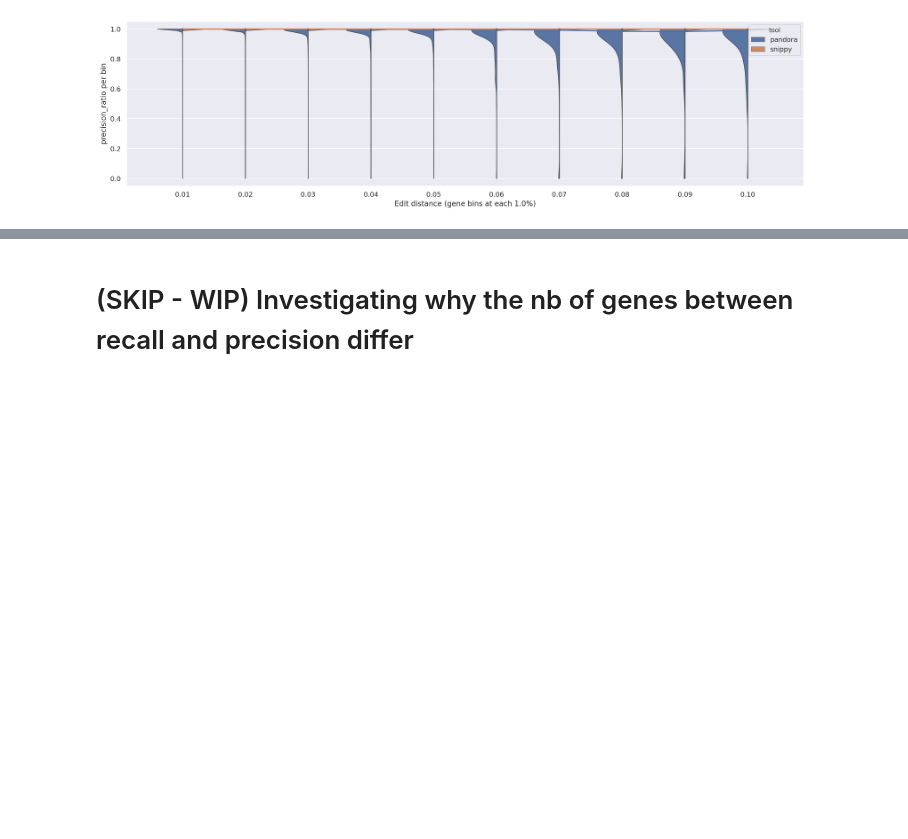
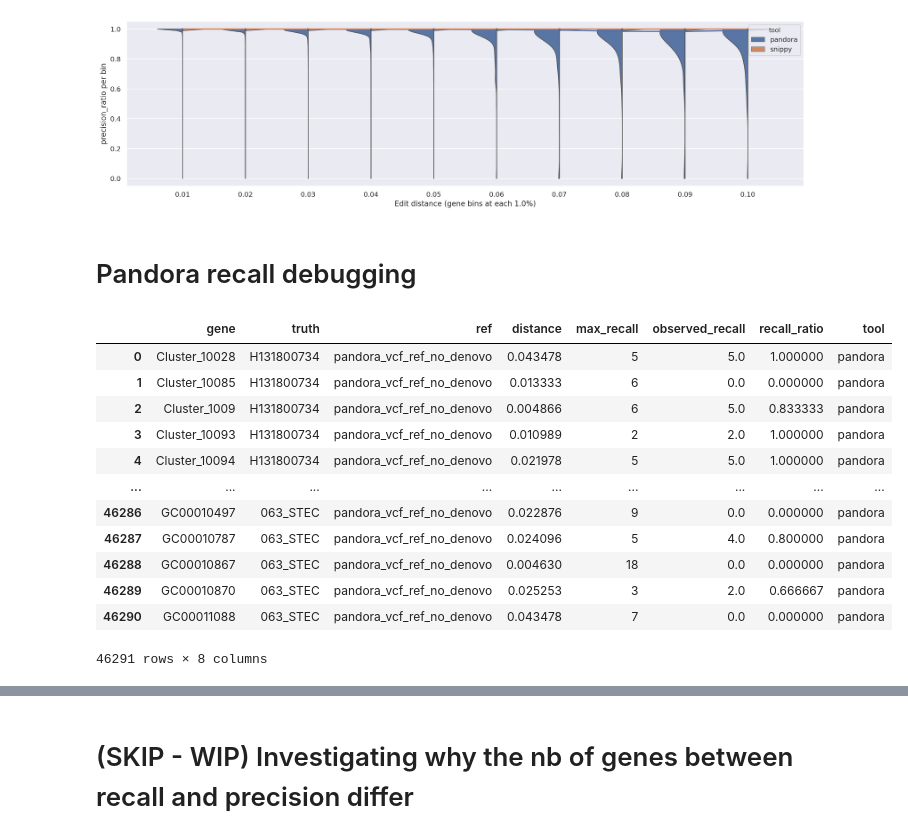
Before and after one commit to leoisl/pandora_gene_distance, a Jupyter notebook: notebooks/eda.ipynb, the cells around one changed output, grey strips where cells are left out. Cells and saved outputs as stored; diff of their text form; code cells hidden in the pictures; blank space fills up the shorter version.

```diff
--- a/notebooks/eda.ipynb
+++ b/notebooks/eda.ipynb
@@ -324,3 +324,21 @@ plot_violin_and_line_precision_in_genes_in_several_bins(
     display_plot=True)
 # %% [output]
 [figure]
+# %% [markdown]
+# Pandora recall debugging
+# %%
+df_pandora_recall
+# %% [output]
+|  | gene | truth | ref | distance | max_recall | observed_recall | recall_ratio | tool |
+| 0 | Cluster_10028 | H131800734 | pandora_vcf_ref_no_denovo | 0.043478 | 5 | 5.0 | 1.000000 | pandora |
+| 1 | Cluster_10085 | H131800734 | pandora_vcf_ref_no_denovo | 0.013333 | 6 | 0.0 | 0.000000 | pandora |
+| 2 | Cluster_1009 | H131800734 | pandora_vcf_ref_no_denovo | 0.004866 | 6 | 5.0 | 0.833333 | pandora |
+| 3 | Cluster_10093 | H131800734 | pandora_vcf_ref_no_denovo | 0.010989 | 2 | 2.0 | 1.000000 | pandora |
+| 4 | Cluster_10094 | H131800734 | pandora_vcf_ref_no_denovo | 0.021978 | 5 | 5.0 | 1.000000 | pandora |
+| ... | ... | ... | ... | ... | ... | ... | ... | ... |
+| 46286 | GC00010497 | 063_STEC | pandora_vcf_ref_no_denovo | 0.022876 | 9 | 0.0 | 0.000000 | pandora |
+| 46287 | GC00010787 | 063_STEC | pandora_vcf_ref_no_denovo | 0.024096 | 5 | 4.0 | 0.800000 | pandora |
+| 46288 | GC00010867 | 063_STEC | pandora_vcf_ref_no_denovo | 0.004630 | 18 | 0.0 | 0.000000 | pandora |
+| 46289 | GC00010870 | 063_STEC | pandora_vcf_ref_no_denovo | 0.025253 | 3 | 2.0 | 0.666667 | pandora |
+| 46290 | GC00011088 | 063_STEC | pandora_vcf_ref_no_denovo | 0.043478 | 7 | 0.0 | 0.000000 | pandora |
+46291 rows × 8 columns
```
Also changed, not shown: parts of 9 cells of this notebook.
